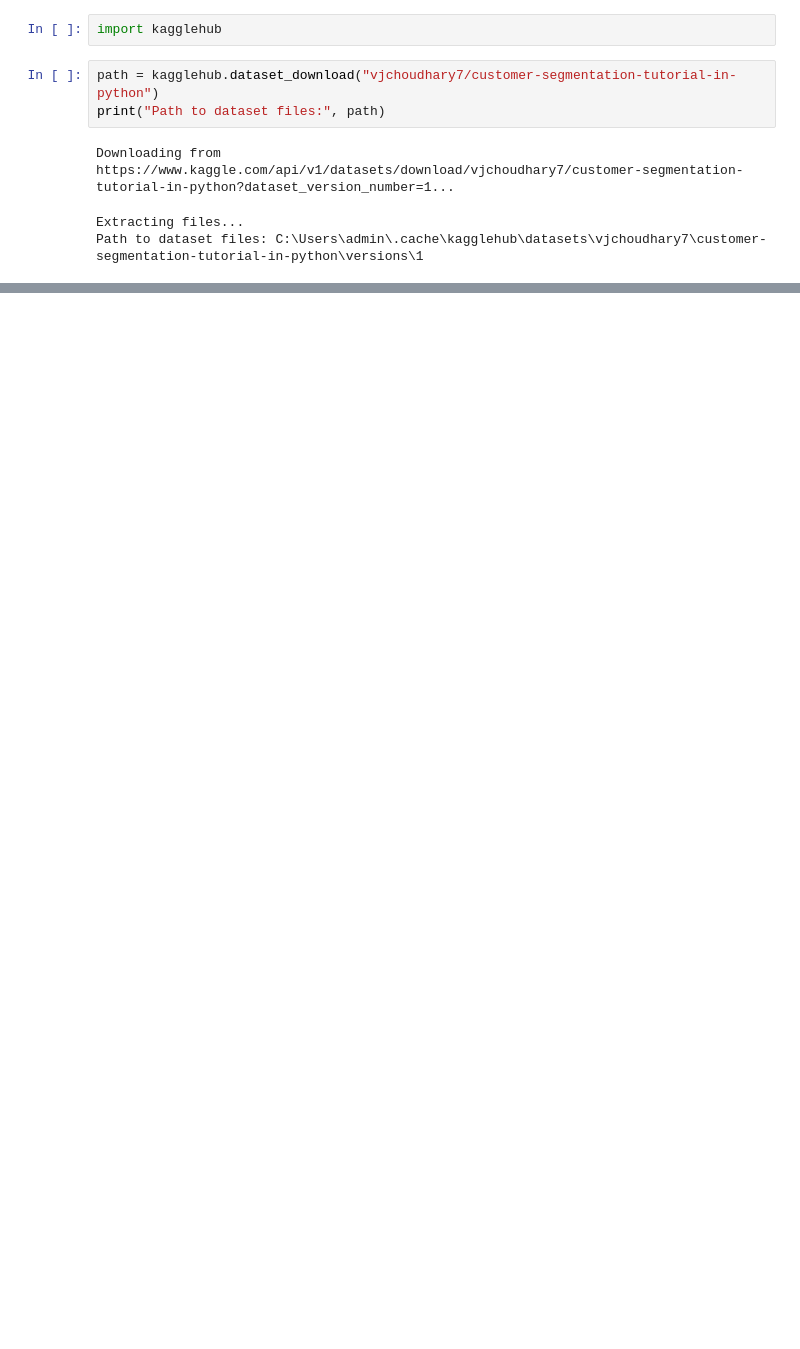
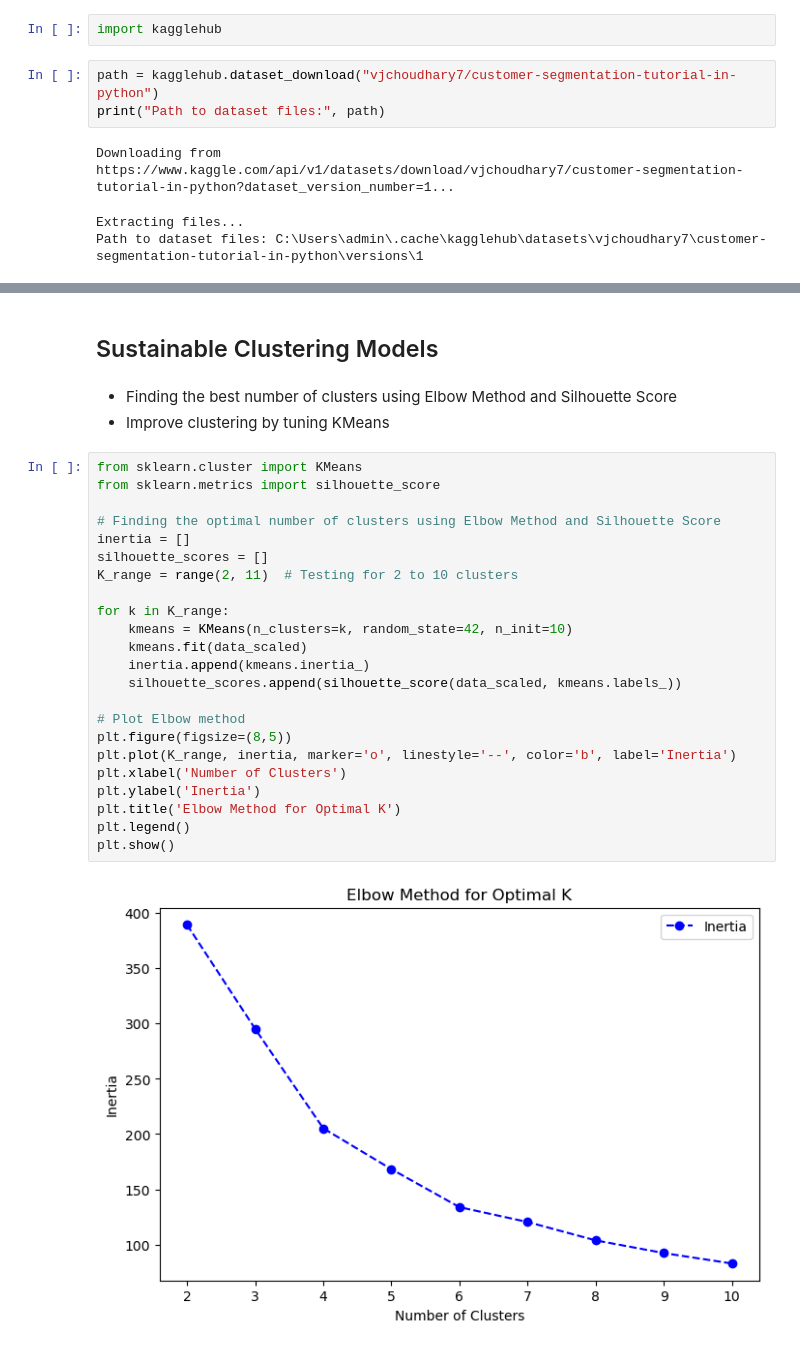
Before and after one commit to MWASMWAURA/Python-Data-Analysis-Projects, a Jupyter notebook: Mall Customer segmentation.ipynb, the cells around one changed output, grey strips where cells are left out. Cells and saved outputs as stored; diff of their text form; blank space fills up the shorter version.

```diff
--- a/Mall Customer segmentation.ipynb
+++ b/Mall Customer segmentation.ipynb
@@ -257,0 +109,30 @@ The Gaussina Naive Bayes is useful when features are continuous and follow a nor
+# %% [markdown]
+## Sustainable Clustering Models
+# %% [markdown]
+- Finding the best number of clusters using Elbow Method and Silhouette Score <br>
+- Improve clustering by tuning KMeans
+# %%
+from sklearn.cluster import KMeans
+from sklearn.metrics import silhouette_score
+
+# Finding the optimal number of clusters using Elbow Method and Silhouette Score
+inertia = []
+silhouette_scores = []
+K_range = range(2, 11)  # Testing for 2 to 10 clusters
+
+for k in K_range:
+    kmeans = KMeans(n_clusters=k, random_state=42, n_init=10)
+    kmeans.fit(data_scaled)
+    inertia.append(kmeans.inertia_)
+    silhouette_scores.append(silhouette_score(data_scaled, kmeans.labels_))
+
+# Plot Elbow method
+plt.figure(figsize=(8,5))
+plt.plot(K_range, inertia, marker='o', linestyle='--', color='b', label='Inertia')
+plt.xlabel('Number of Clusters')
+plt.ylabel('Inertia')
+plt.title('Elbow Method for Optimal K')
+plt.legend()
+plt.show()
+# %% [output]
+[figure, added]
```
Also changed, not shown: parts of 47 cells of this notebook.
